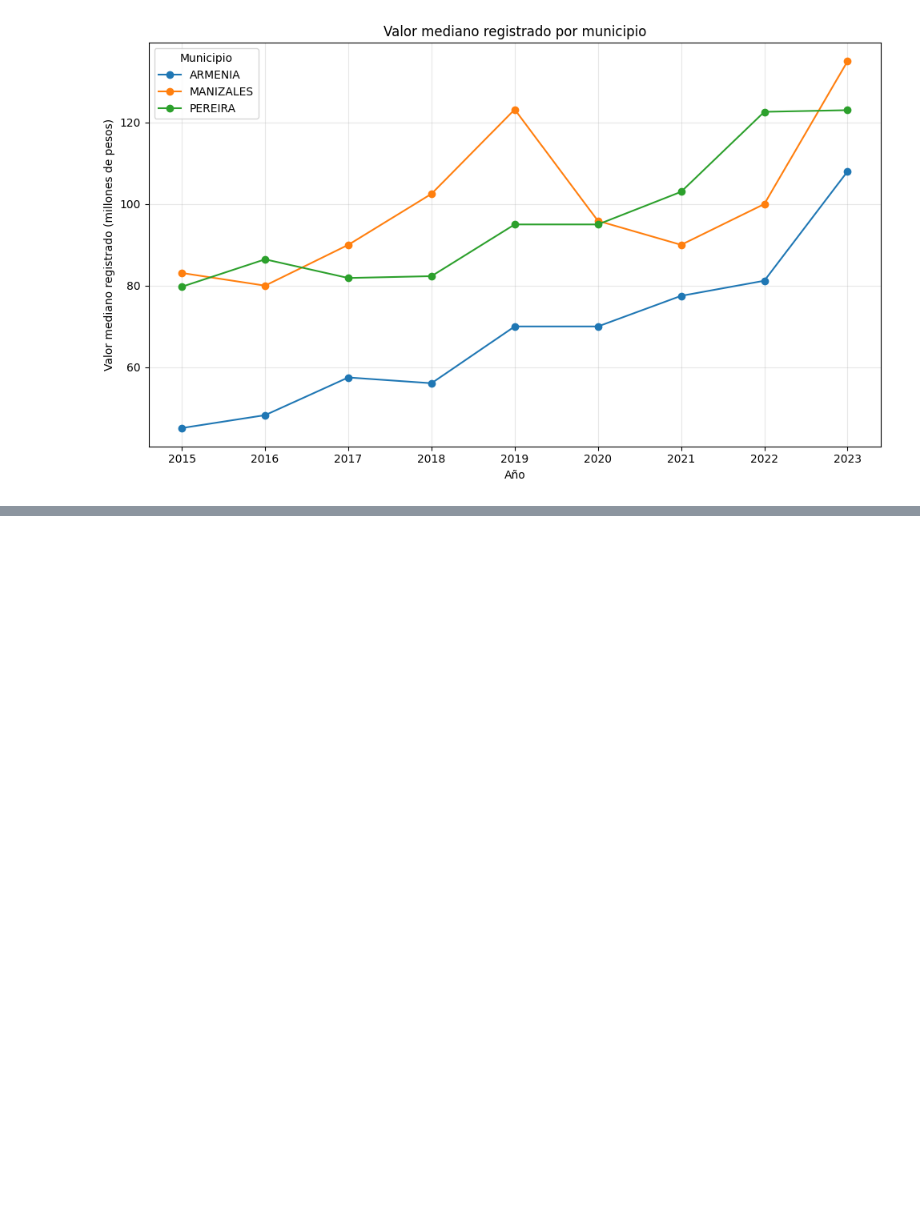
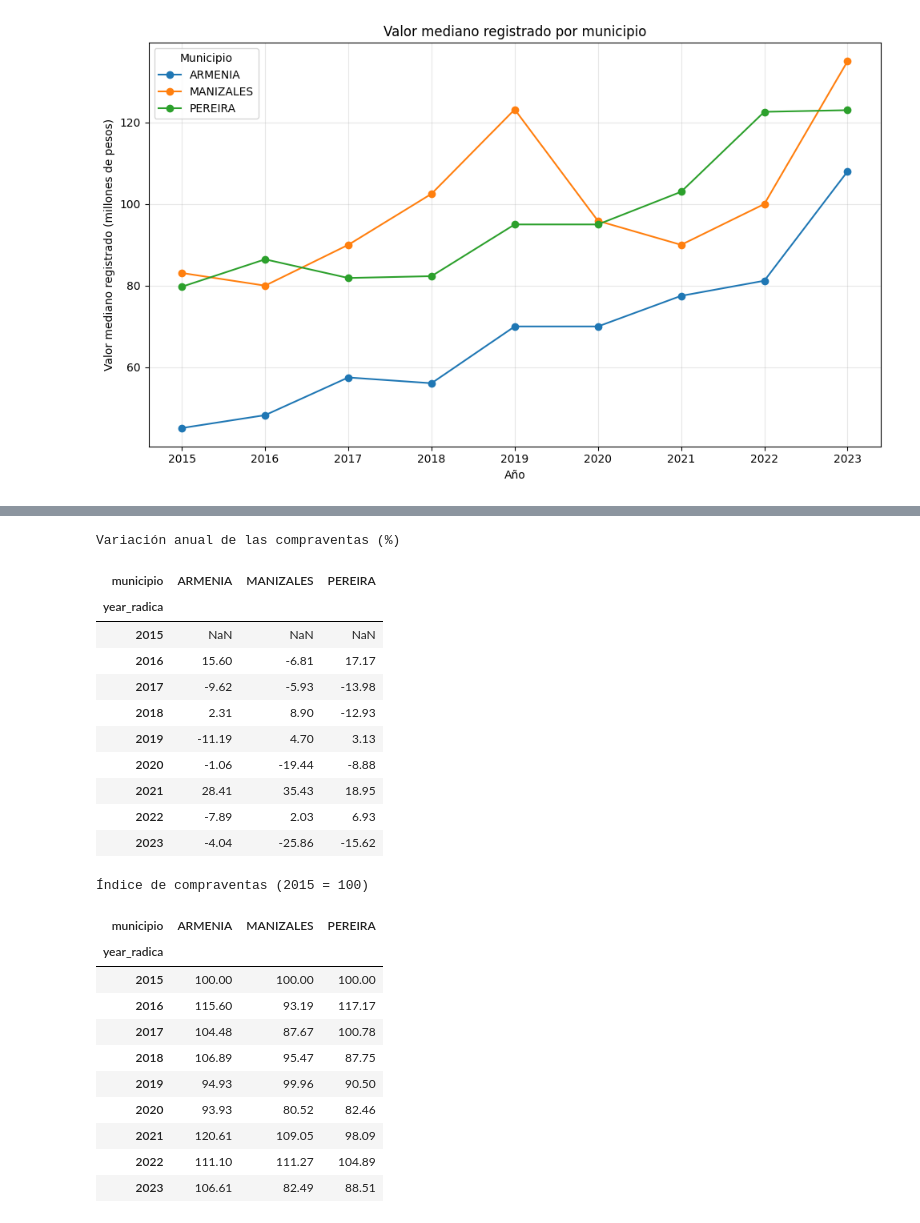
Before and after one commit to GuillermoPrietoP/proyecto-inmobiliario-dsa, a Jupyter notebook: exploracion_datos.ipynb, the cells around one changed output, grey strips where cells are left out. Cells and saved outputs as stored; diff of their text form; code cells hidden in the pictures; blank space fills up the shorter version.

```diff
--- a/exploracion_datos.ipynb
+++ b/exploracion_datos.ipynb
@@ -356,0 +364,44 @@ plt.show()
+# %%
+# Indicadores de evolución de las compraventas
+tabla_evolucion = tabla_anual.copy()
+tabla_evolucion.index = tabla_evolucion.index.astype(int)
+tabla_evolucion = tabla_evolucion.sort_index().loc[2015:2023]
+
+# Cambio porcentual respecto al año anterior
+variacion_anual = tabla_evolucion.pct_change(fill_method=None) * 100
+
+# Comparación respecto a la cantidad registrada en 2015
+indice_base_2015 = tabla_evolucion.div(
+    tabla_evolucion.loc[2015], axis="columns"
+) * 100
+
+print("Variación anual de las compraventas (%)")
+display(variacion_anual.round(2))
+
+print("Índice de compraventas (2015 = 100)")
+display(indice_base_2015.round(2))
+# %% [output]
+Variación anual de las compraventas (%)
+| municipio | ARMENIA | MANIZALES | PEREIRA |
+| year_radica |  |  |  |
+| 2015 | NaN | NaN | NaN |
+| 2016 | 15.60 | -6.81 | 17.17 |
+| 2017 | -9.62 | -5.93 | -13.98 |
+| 2018 | 2.31 | 8.90 | -12.93 |
+| 2019 | -11.19 | 4.70 | 3.13 |
+| 2020 | -1.06 | -19.44 | -8.88 |
+| 2021 | 28.41 | 35.43 | 18.95 |
+| 2022 | -7.89 | 2.03 | 6.93 |
+| 2023 | -4.04 | -25.86 | -15.62 |
+Índice de compraventas (2015 = 100)
+| municipio | ARMENIA | MANIZALES | PEREIRA |
+| year_radica |  |  |  |
+| 2015 | 100.00 | 100.00 | 100.00 |
+| 2016 | 115.60 | 93.19 | 117.17 |
+| 2017 | 104.48 | 87.67 | 100.78 |
+| 2018 | 106.89 | 95.47 | 87.75 |
+| 2019 | 94.93 | 99.96 | 90.50 |
+| 2020 | 93.93 | 80.52 | 82.46 |
+| 2021 | 120.61 | 109.05 | 98.09 |
+| 2022 | 111.10 | 111.27 | 104.89 |
+| 2023 | 106.61 | 82.49 | 88.51 |
```
Also changed, not shown: parts of 3 cells of this notebook, 1 other file.
